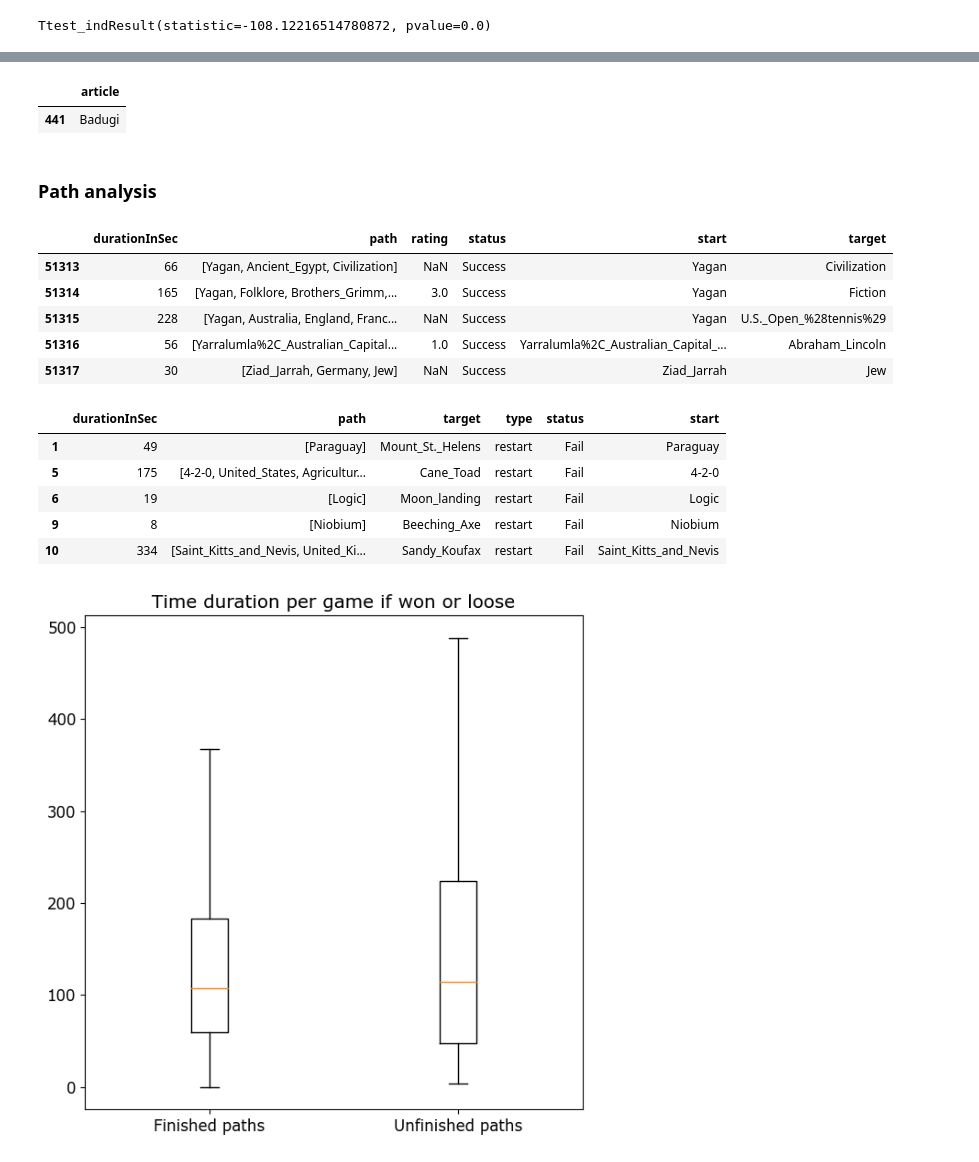
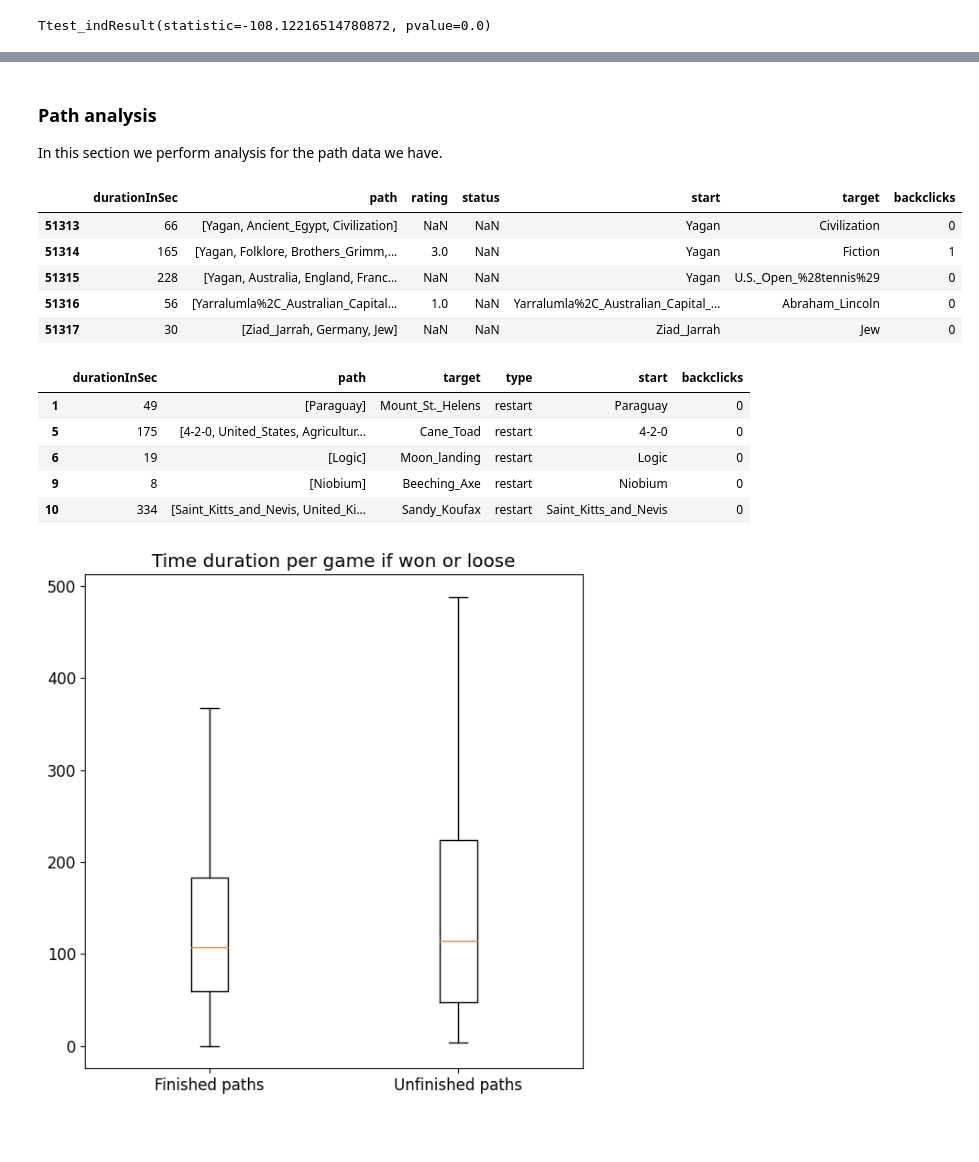
Before and after one commit to epfl-ada/ada-2022-project-souvladaki, a Jupyter notebook: initial_analysis.ipynb, the cells around one changed output, grey strips where cells are left out. Saved outputs shown, nothing was run; the diff lists cells and outputs as text; code cells hidden in the pictures; blank space fills up the shorter version.

```diff
--- a/initial_analysis.ipynb
+++ b/initial_analysis.ipynb
@@ -417,12 +407,10 @@ def sort_dict_by_value(dict):
-# %%
-wiki_graph[wiki_graph["article"] == "Badugi"]
-articles[articles["article"] == "Badugi"]
-# %% [output]
-|  | article |
-| 441 | Badugi |
-# %% [markdown]
-### Path analysis
+# %% [markdown]
+### Path analysis
+
+In this section we perform analysis for the path data we have.
 # %%
+# Processing functions for the paths
+
 def quantize_path(str_path):
     return str_path.split(";")
 
@@ -433,40 +421,50 @@ def get_start_node(list_path):
 
 def get_target_node(list_path):
     return list_path[len(list_path) - 1]
+
+
+def get_back_click_num(list_path):
+    return list_path.count("<")
 # %%
+# Load finished path data and do some preprocessing
+
 paths_finished = pd.read_csv(
     "data/graph/paths_finished.tsv",
     skiprows=15,
     sep="\t",
     names=[
         "hashedIpAddress",
         "timestamp",
         "durationInSec",
         "path",
         "rating",
         "status",
         "start",
         "target",
     ],
 )
 
-paths_finished["status"] = ["Success" for x in range(len(paths_finished.index))]
-# paths_finished["type"] = ["Success" for x in range(len(paths_finished.index))]
+# Labelling the paths as succesful
+# paths_finished["status"] = ["Success" for x in range(len(paths_finished.index))]
 
+# Processing the paths
 paths_finished["path"] = paths_finished["path"].apply(quantize_path)
 paths_finished["start"] = paths_finished["path"].apply(get_start_node)
 paths_finished["target"] = paths_finished["path"].apply(get_target_node)
+paths_finished["backclicks"] = paths_finished["path"].apply(get_back_click_num)
 
+# Drop not needed columns
 paths_finished = paths_finished.drop(columns=["hashedIpAddress", "timestamp"])
 
+# Check
 paths_finished.tail()
 # %% [output]
-|  | durationInSec | path | rating | status | start | target |
-| 51313 | 66 | [Yagan, Ancient_Egypt, Civilization] | NaN | Success | Yagan | Civilization |
-| 51314 | 165 | [Yagan, Folklore, Brothers_Grimm,... | 3.0 | Success | Yagan | Fiction |
-| 51315 | 228 | [Yagan, Australia, England, Franc... | NaN | Success | Yagan | U.S._Open_%28tennis%29 |
-| 51316 | 56 | [Yarralumla%2C_Australian_Capital... | 1.0 | Success | Yarralumla%2C_Australian_Capital_... | Abraham_Lincoln |
-| 51317 | 30 | [Ziad_Jarrah, Germany, Jew] | NaN | Success | Ziad_Jarrah | Jew |
+|  | durationInSec | path | rating | status | start | target | backclicks |
+| 51313 | 66 | [Yagan, Ancient_Egypt, Civilization] | NaN | NaN | Yagan | Civilization | 0 |
+| 51314 | 165 | [Yagan, Folklore, Brothers_Grimm,... | 3.0 | NaN | Yagan | Fiction | 1 |
+| 51315 | 228 | [Yagan, Australia, England, Franc... | NaN | NaN | Yagan | U.S._Open_%28tennis%29 | 0 |
+| 51316 | 56 | [Yarralumla%2C_Australian_Capital... | 1.0 | NaN | Yarralumla%2C_Australian_Capital_... | Abraham_Lincoln | 0 |
+| 51317 | 30 | [Ziad_Jarrah, Germany, Jew] | NaN | NaN | Ziad_Jarrah | Jew | 0 |
 # %%
 paths_unfinished = pd.read_csv(
     "data/graph/paths_unfinished.tsv",
@@ -477,23 +475,25 @@ paths_unfinished = pd.read_csv(
 
 paths_unfinished = paths_unfinished.drop(columns=["hashedIpAddress", "timestamp"])
 
-paths_unfinished["status"] = ["Fail" for x in range(len(paths_unfinished.index))]
-# paths_unfinished["rating"] = [-999 for x in range(len(paths_unfinished.index))]
 
 paths_unfinished["path"] = paths_unfinished["path"].apply(quantize_path)
 paths_unfinished["start"] = paths_unfinished["path"].apply(get_start_node)
+paths_unfinished["backclicks"] = paths_unfinished["path"].apply(get_back_click_num)
 
-# Should we drop timeouts?
+
+# Dropping timeouts. Timeout might occur because the user was idle or wasnt playing tha game.
 paths_unfinished = paths_unfinished[paths_unfinished["type"] != "timeout"]
+#paths_unfinished["status"] = ["restart" for x in range(len(paths_unfinished.index))]
+
 
 paths_unfinished.head()
 # %% [output]
-|  | durationInSec | path | target | type | status | start |
-| 1 | 49 | [Paraguay] | Mount_St._Helens | restart | Fail | Paraguay |
-| 5 | 175 | [4-2-0, United_States, Agricultur... | Cane_Toad | restart | Fail | 4-2-0 |
-| 6 | 19 | [Logic] | Moon_landing | restart | Fail | Logic |
-| 9 | 8 | [Niobium] | Beeching_Axe | restart | Fail | Niobium |
-| 10 | 334 | [Saint_Kitts_and_Nevis, United_Ki... | Sandy_Koufax | restart | Fail | Saint_Kitts_and_Nevis |
+|  | durationInSec | path | target | type | start | backclicks |
+| 1 | 49 | [Paraguay] | Mount_St._Helens | restart | Paraguay | 0 |
+| 5 | 175 | [4-2-0, United_States, Agricultur... | Cane_Toad | restart | 4-2-0 | 0 |
+| 6 | 19 | [Logic] | Moon_landing | restart | Logic | 0 |
+| 9 | 8 | [Niobium] | Beeching_Axe | restart | Niobium | 0 |
+| 10 | 334 | [Saint_Kitts_and_Nevis, United_Ki... | Sandy_Koufax | restart | Saint_Kitts_and_Nevis | 0 |
 # %%
 # Time duration analysis
 duration_finish = paths_finished["durationInSec"].to_numpy()
```
Also changed, not shown: parts of 17 cells of this notebook, 3 other files.
